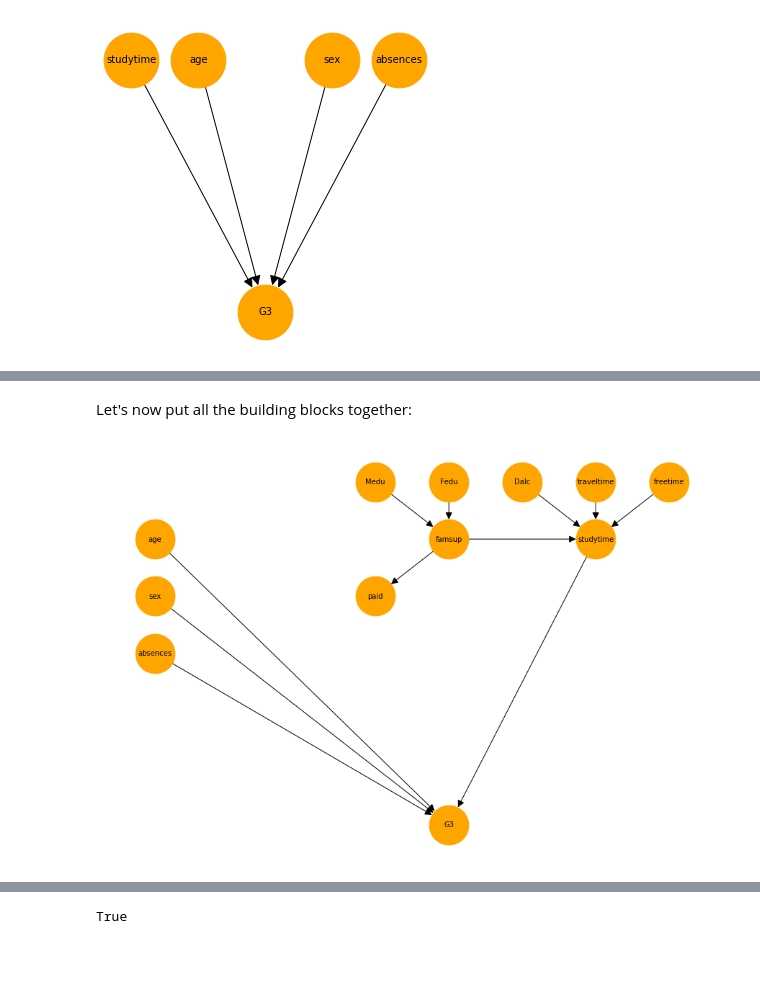
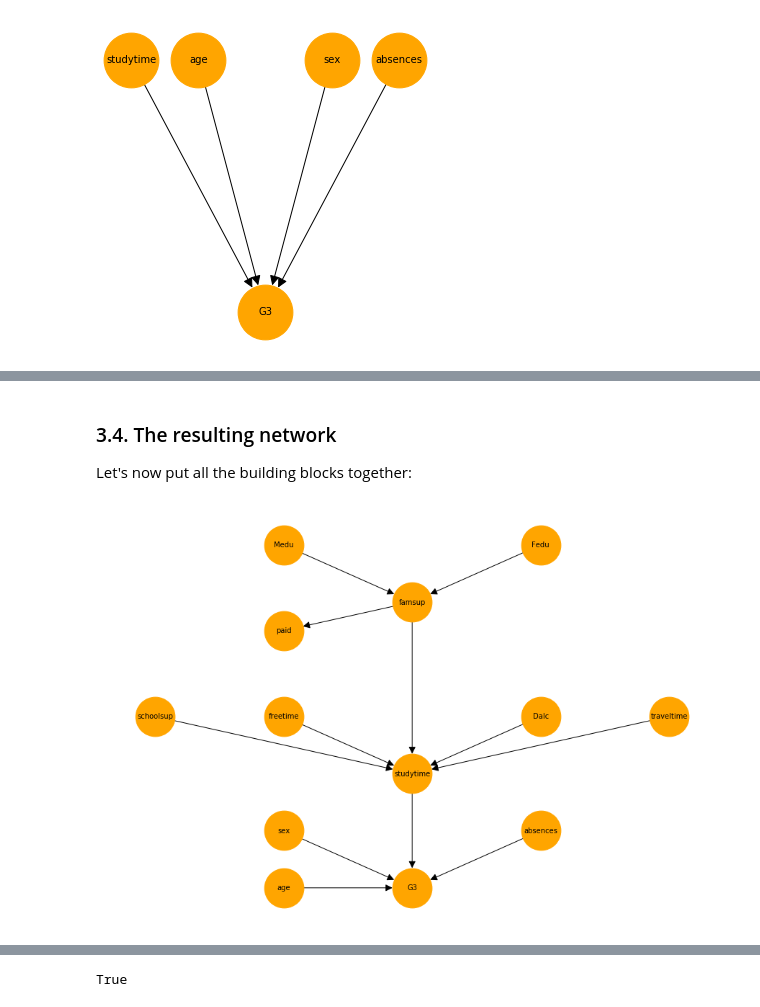
Before and after one commit to Mikalb98/StudentAnalysis-BayesianNetwork, a Jupyter notebook: Bayesian Model.ipynb, the cells around one changed output, grey strips where cells are left out. Cells and saved outputs as stored; diff of their text form; code cells hidden in the pictures; blank space fills up the shorter version.

```diff
--- a/Bayesian Model.ipynb
+++ b/Bayesian Model.ipynb
@@ -1587,4 +1692,5 @@ Just as it happened earlier, in the above graph there are only ***v-structures**
 # %% [markdown]
+### 3.4. The resulting network
 Let's now put all the building blocks together:
 # %%
 #----------Definition of the Bayesian Network----------
@@ -1595,55 +1701,53 @@ model = BayesianNetwork([
                          ('Fedu','famsup'),
 
                          #nodes to studytime:
+                         ('schoolsup','studytime'),
+                         ('famsup','studytime'),
                          ('Dalc','studytime'),
-                         ('famsup','studytime'),
                          ('traveltime','studytime'),
                          ('freetime','studytime'),
 
                          #nodes to paid:
                          ('famsup','paid'),
 
                          #nodes to G3:
                          ('sex','G3'),
                          ('age','G3'),
                          ('studytime','G3'),
                          ('absences','G3'),
                        ])
 
 #--------Representation of the Bayesian Network--------
 
 #Nodes Coordinates:
-pos = {"sex": (1,4),
-     "age": (1,5),
-     "Medu": (4,6),
-     "Fedu": (5,6),
+pos = {"Medu": (4,5),
+       "Fedu": (6,5),
+       "paid": (4,3.5),
+       "famsup": (5,4),
 
-     "Dalc": (6,6),
-     "traveltime": (7,6),
-     "studytime": (7,5),
-     "freetime": (8,6),
-     "health": (9,6),
-
-     "famsup": (5,5),
-     "paid": (4,4),
-     "famrel": (3,5),
-     "schoolsup": (2,4),
+       "schoolsup": (3,2),
+       "freetime": (4,2),
+       "Dalc": (6,2),
+       "traveltime": (7,2),
+       "studytime": (5,1),
 
 
 
-     "absences": (1,3),
-     "G3": (5,0)
+       "sex": (4,0),
+       "age": (4,-1),
+       "absences": (6,0),
+       "G3": (5,-1)
       }
 
 #Options:
 options = {
     'node_size': 3000,
     'width': 1,
     'arrowsize': 20,
     'font_size': 10
 }
 
 plt.figure(figsize=(12, 8))
 nx.draw(model, pos=pos, node_color="orange", with_labels=True, **options)
 # %% [output]
-[figure, old version]
+[figure, new version]
```
Also changed, not shown: parts of 83 cells of this notebook.
